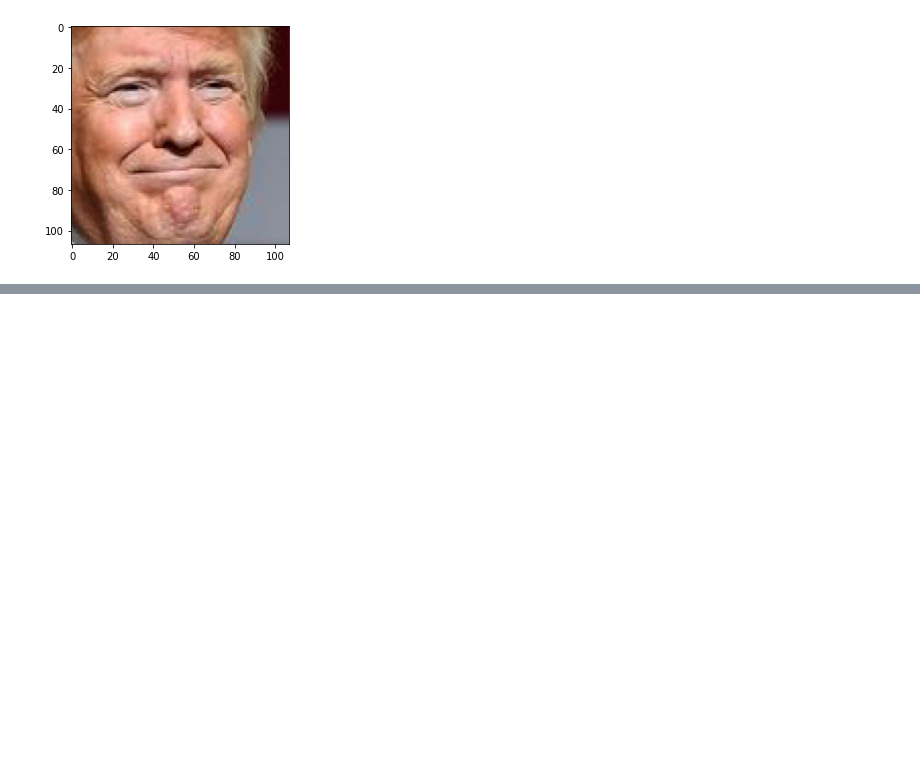
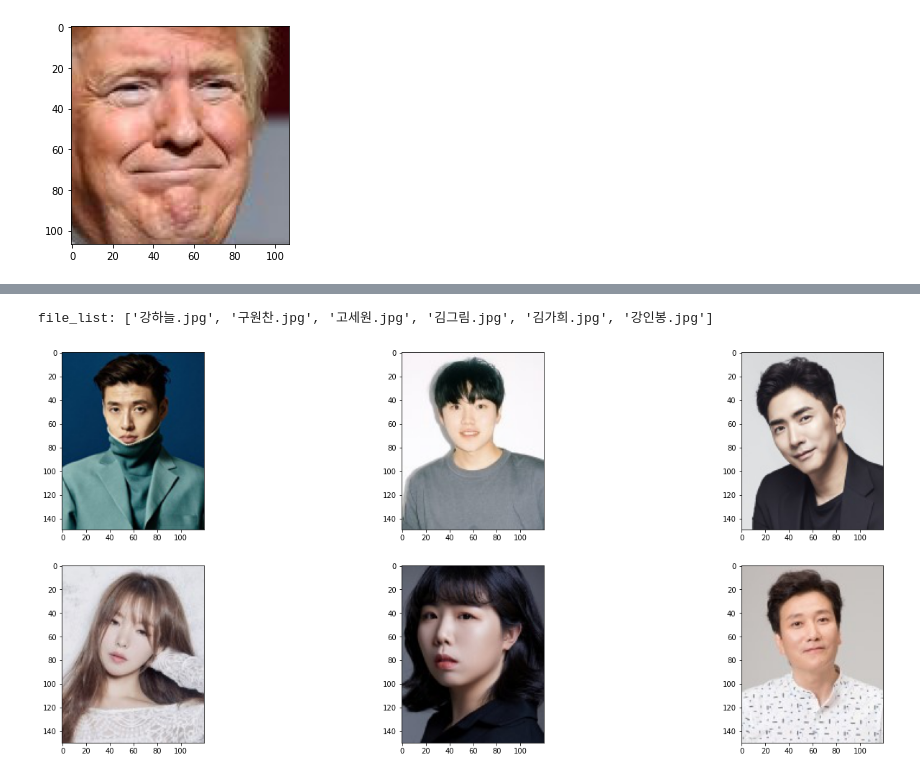
Before and after one commit to moonkl7/Simple_AI, a Jupyter notebook: [E-05]celeb_Face.ipynb, the cells around one changed output, grey strips where cells are left out. Cells and saved outputs as stored; diff of their text form; code cells hidden in the pictures; blank space fills up the shorter version.

```diff
--- a/[E-05]celeb_Face.ipynb
+++ b/[E-05]celeb_Face.ipynb
@@ -85,0 +162,21 @@ plt.imshow(cropped_face)
+# %%
+dir_path = os.getenv('HOME')+'/aiffel/face_embedding/minidata'
+file_list = os.listdir(dir_path)
+
+print ("file_list: {}".format(file_list[:6]))
+
+
+
+#Set figsize here
+fig, axes = plt.subplots(nrows=2, ncols=3, figsize=(24,10))
+
+# flatten axes for easy iterating
+for i, ax in enumerate(axes.flatten()):
+  image = img.imread(dir_path+'/'+file_list[i])
+  ax.imshow(image)
+plt.show()
+
+fig.tight_layout()
+# %% [output]
+file_list: ['강하늘.jpg', '구원찬.jpg', '고세원.jpg', '김그림.jpg', '김가희.jpg', '강인봉.jpg']
+[figure, added]
```
Also changed, not shown: parts of 15 cells of this notebook.
